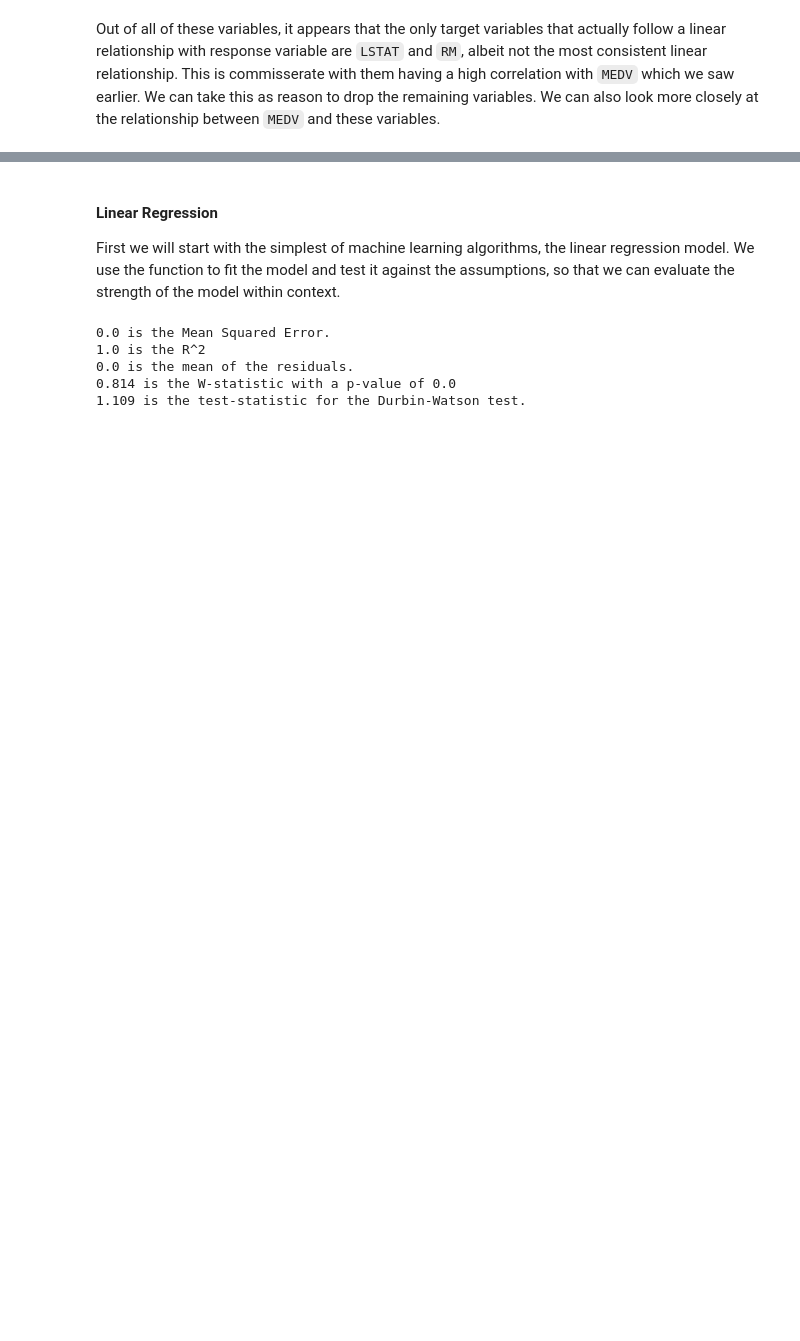
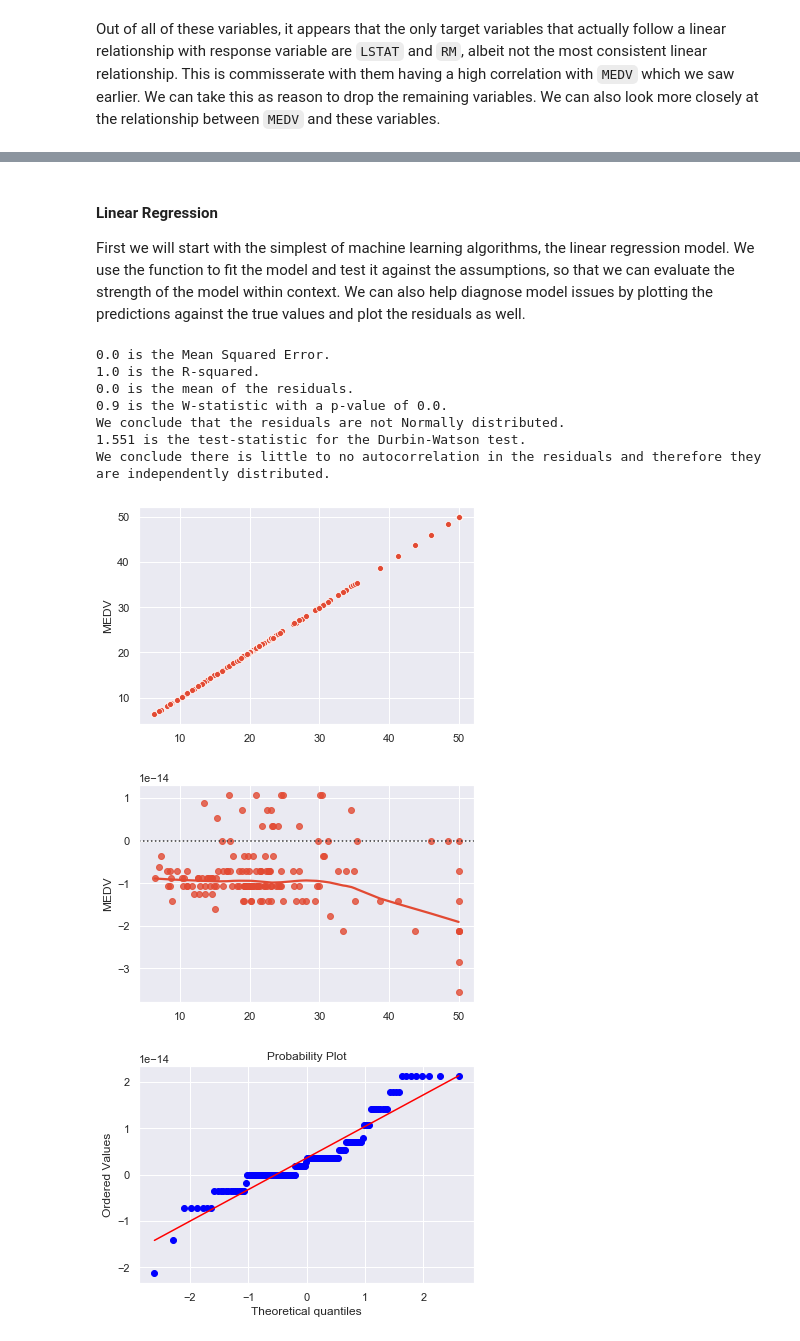
Before and after one commit to jstevenr/housing-price-regression, a Jupyter notebook: housing-prices.ipynb, the cells around one changed output, grey strips where cells are left out. Drawn from its saved outputs; the diff is of its cells as text; code cells hidden in the pictures; blank space fills up the shorter version.

```diff
--- a/housing-prices.ipynb
+++ b/housing-prices.ipynb
@@ -175,6 +173,0 @@ The W-statistic is $0.96$ and the p-value is approximately zero, which gives us
-# %%
-# Histogram for LSTAT
-sns.distplot(df['LSTAT'], hist = True)
-
-W_stat, p = stats.shapiro(df['LSTAT'])
-print(W_stat, p)
@@ -204,7 +193,11 @@ After splitting and scaling the data, we can put together a function that builds
 # %%
 # Data Preparation
 # reassign the target variables as only LSTAT and MEDV
-X = df[['LSTAT', 'MEDV']]
+# X = df[['LSTAT', 'MEDV']]
+
+# drop the highly correlated features
+X = df.drop(df[to_drop], axis = 1)
+
 # split between training and testing sets, (80/20 split)
 X_train, X_test, y_train, y_test = train_test_split(X, y, test_size = 0.3, random_state = 100)
 
@@ -225,7 +218,7 @@ def fit_model(regr, X_train, y_train, y_test):
 
     # R-squared
     r_squared = round(model.score(X_test, y_test), 3)
-    print("{} is the R^2".format(r_squared))
+    print("{} is the R-squared.".format(r_squared))
 
     # Residuals
     residuals = y_test - y_pred
@@ -236,27 +229,51 @@ def fit_model(regr, X_train, y_train, y_test):
     W_stat, p = stats.shapiro(residuals)
     W_stat = round(W_stat, 3)
     p = round(p, 3)
-    print("{} is the W-statistic with a p-value of {}".format(W_stat, p))
+    print("{} is the W-statistic with a p-value of {}.".format(W_stat, p))
+    if p < 0.05:
+        print("We conclude that the residuals are not Normally distributed.")
+    else:
+        print("We conclude that the residuals are Normally distributed.")
 
     # Checking independence of the residuals, Durbin-Watson test
     dw = round(durbin_watson(residuals), 3)
     print("{} is the test-statistic for the Durbin-Watson test.".format(dw))
+    if dw > 2.5 and dw <= 4:
+        print("We conclude there is negative autocorrelation in the residuals.")
+    if dw > 0 and dw < 1.5:
+        print("We conclude there is positive autocorrelation in the residuals.")
+    else:
+        print("We conclude there is little to no autocorrelation in the residuals and therefore they are independently distributed.")
 
     return(y_pred)
 # %% [markdown]
 #### Linear Regression
-First we will start with the simplest of machine learning algorithms, the linear regression model. We use the function to fit the model and test it against the assumptions, so that we can evaluate the strength of the model within context.
+First we will start with the simplest of machine learning algorithms, the linear regression model. We use the function to fit the model and test it against the assumptions, so that we can evaluate the strength of the model within context. We can also help diagnose model issues by plotting the predictions against the true values and plot the residuals as well.
-# %%
-# Linear Regression Model
-regr_LR = LinearRegression()
-predictions_LR = fit_model(regr_LR, X_train, y_train, y_test)
-residuals = y_test - predictions_LR
-# %% [output]
-0.0 is the Mean Squared Error.
-1.0 is the R^2
-0.0 is the mean of the residuals.
-0.814 is the W-statistic with a p-value of 0.0
-1.109 is the test-statistic for the Durbin-Watson test.
+# %%
+# Linear Regression Model
+regr_LR = LinearRegression()
+predictions_LR = fit_model(regr_LR, X_train, y_train, y_test)
+residuals_LR = y_test - predictions_LR
+# True Values vs Predictions
+plt.figure()
+sns.scatterplot(x = predictions_LR, y = y_test)
+# Residual Plot
+plt.figure()
+sns.residplot(x = predictions_LR, y = y_test, lowess = True)
+# QQ-plot of residuals
+plt.figure()
+res = stats.probplot(residuals_LR, plot = plt)
+# %% [output]
+0.0 is the Mean Squared Error.
+1.0 is the R-squared.
+0.0 is the mean of the residuals.
+0.9 is the W-statistic with a p-value of 0.0.
+We conclude that the residuals are not Normally distributed.
+1.551 is the test-statistic for the Durbin-Watson test.
+We conclude there is little to no autocorrelation in the residuals and therefore they are independently distributed.
+[figure, added]
+[figure, added]
+[figure, added]
 # %% [markdown]
 Note that the MSE is approximately zero and that the R-squared is 1. This implies that the predictions of the model are exactly in line with the true values, which is most likely too good to be true.
 
```
Also changed, not shown: parts of 24 cells of this notebook.
